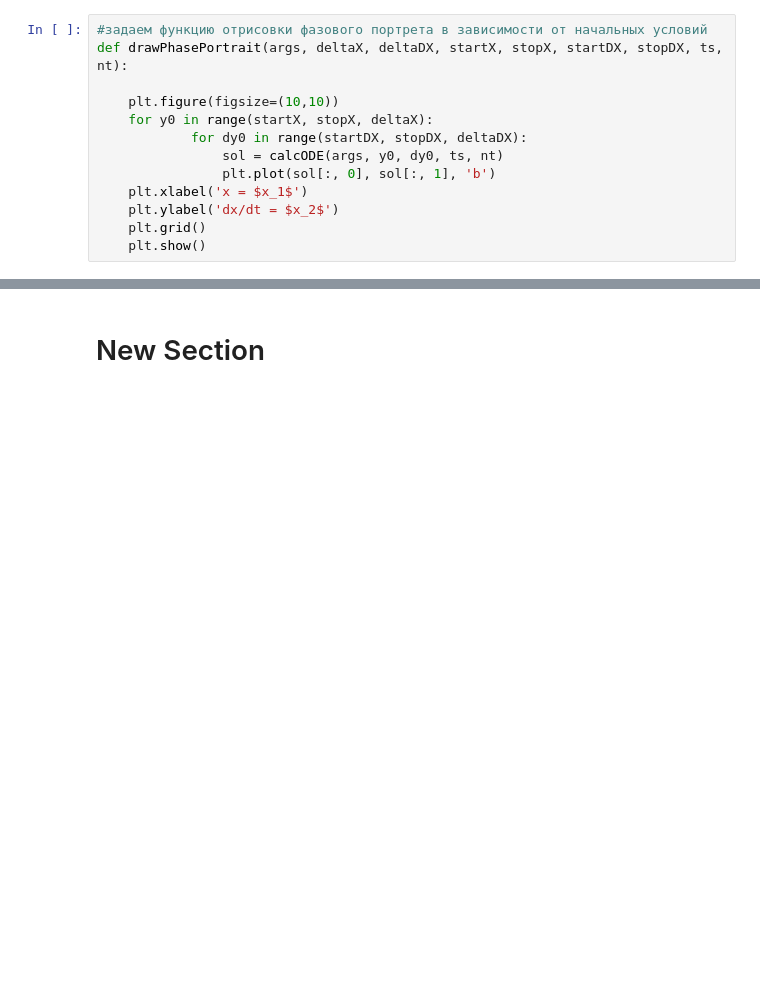
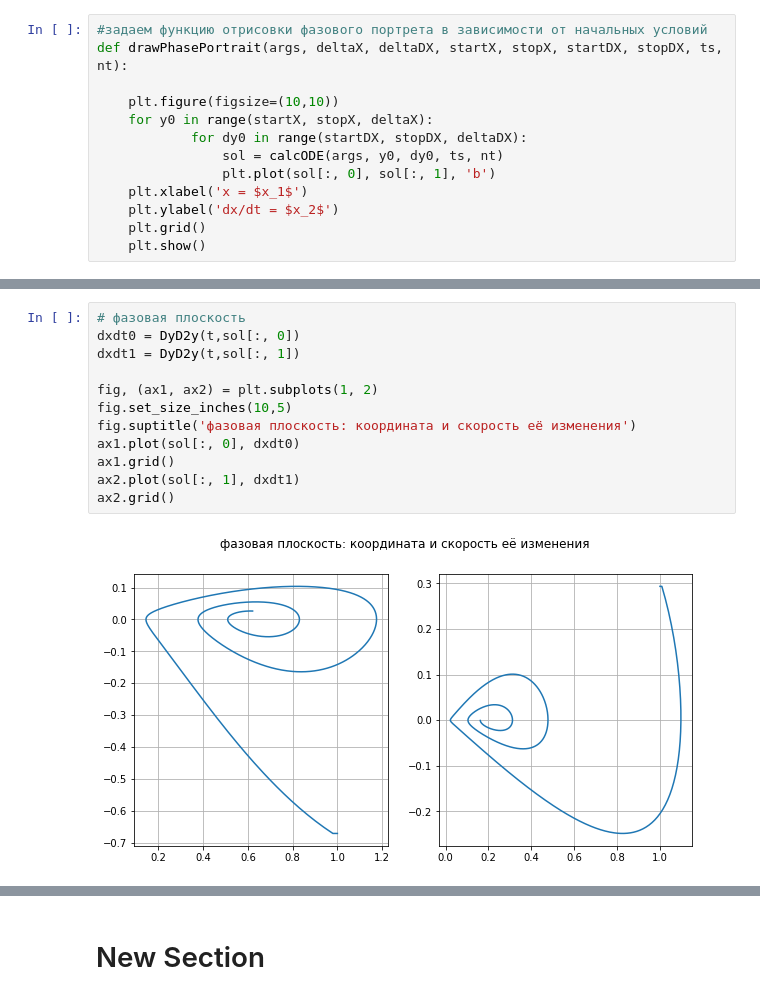
Before and after one commit to TAUforPython/nonlinear_phasepicture, a Jupyter notebook: вынужденное_движение_нелинейных_систем.ipynb, the cells around one changed output, grey strips where cells are left out. Saved outputs shown, nothing was run; the diff lists cells and outputs as text; blank space fills up the shorter version.

```diff
--- a/вынужденное_движение_нелинейных_систем.ipynb
+++ b/вынужденное_движение_нелинейных_систем.ipynb
@@ -87,3 +87,17 @@ plt.show()
+# %%
+# фазовая плоскость
+dxdt0 = DyD2y(t,sol[:, 0])
+dxdt1 = DyD2y(t,sol[:, 1])
+
+fig, (ax1, ax2) = plt.subplots(1, 2)
+fig.set_size_inches(10,5)
+fig.suptitle('фазовая плоскость: координата и скорость её изменения')
+ax1.plot(sol[:, 0], dxdt0)
+ax1.grid()
+ax2.plot(sol[:, 1], dxdt1)
+ax2.grid()
+# %% [output]
+[figure, added]
 # %%
 dxdt = DyD2y(t,sol[:, 1])
 plt.plot(sol[:, 1], dxdt)
```
Also changed, not shown: parts of 3 cells of this notebook.
